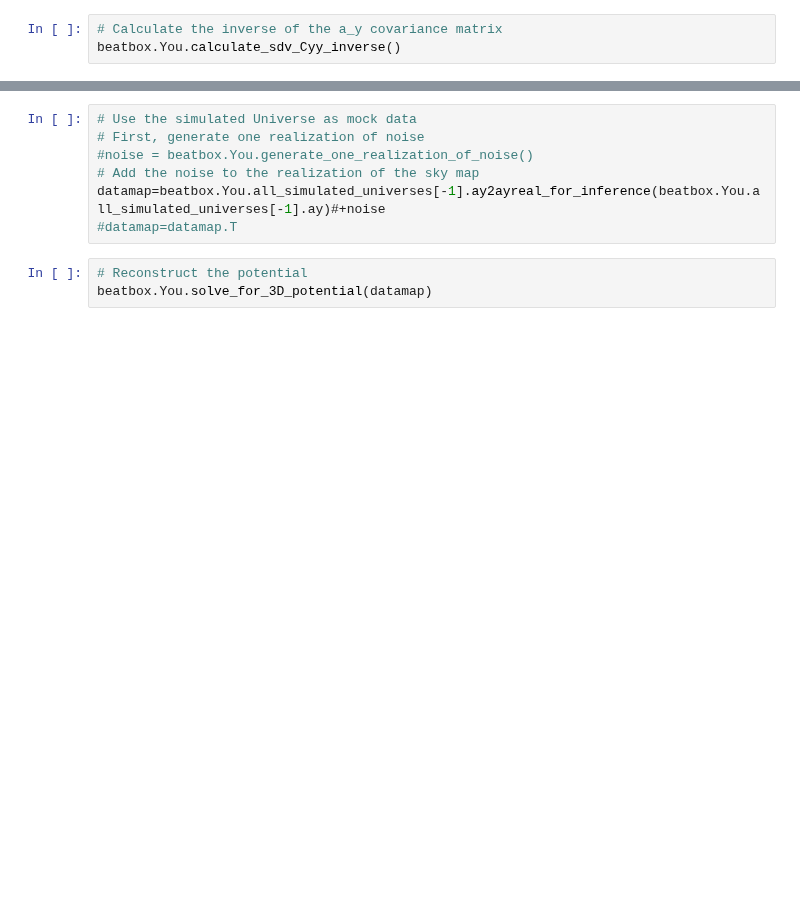
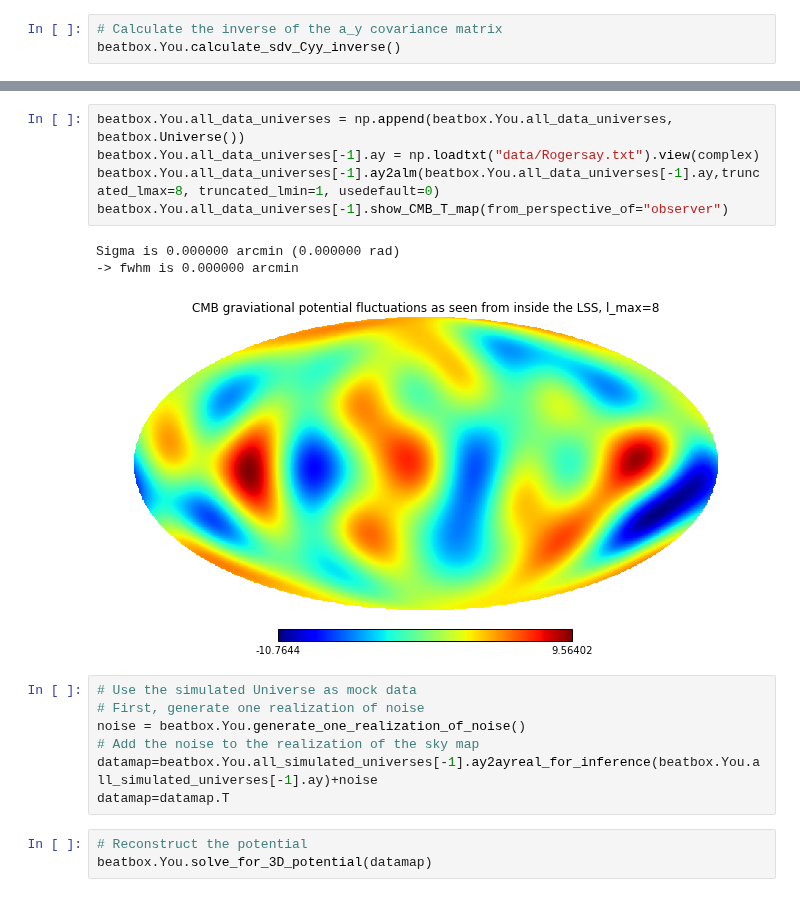
Before and after one commit to LaurencePeanuts/Music, a Jupyter notebook: Reconstruction_Demo.ipynb, the cells around one changed output, grey strips where cells are left out. Cells and saved outputs as stored; diff of their text form; blank space fills up the shorter version.

```diff
--- a/Reconstruction_Demo.ipynb
+++ b/Reconstruction_Demo.ipynb
@@ -47,10 +62,19 @@ beatbox.You.calculate_sdv_Cyy_inverse()
+# %%
+beatbox.You.all_data_universes = np.append(beatbox.You.all_data_universes, beatbox.Universe())
+beatbox.You.all_data_universes[-1].ay = np.loadtxt("data/Rogersay.txt").view(complex)
+beatbox.You.all_data_universes[-1].ay2alm(beatbox.You.all_data_universes[-1].ay,truncated_lmax=8, truncated_lmin=1, usedefault=0)
+beatbox.You.all_data_universes[-1].show_CMB_T_map(from_perspective_of="observer")
+# %% [output]
+Sigma is 0.000000 arcmin (0.000000 rad)
+-> fwhm is 0.000000 arcmin
+[figure, added]
 # %%
 # Use the simulated Universe as mock data
 # First, generate one realization of noise
-#noise = beatbox.You.generate_one_realization_of_noise()
+noise = beatbox.You.generate_one_realization_of_noise()
 # Add the noise to the realization of the sky map
-datamap=beatbox.You.all_simulated_universes[-1].ay2ayreal_for_inference(beatbox.You.all_simulated_universes[-1].ay)#+noise
-#datamap=datamap.T
+datamap=beatbox.You.all_simulated_universes[-1].ay2ayreal_for_inference(beatbox.You.all_simulated_universes[-1].ay)+noise
+datamap=datamap.T
 # %%
 # Reconstruct the potential
 beatbox.You.solve_for_3D_potential(datamap)
```
Also changed, not shown: parts of 18 cells of this notebook, 2 other files.
